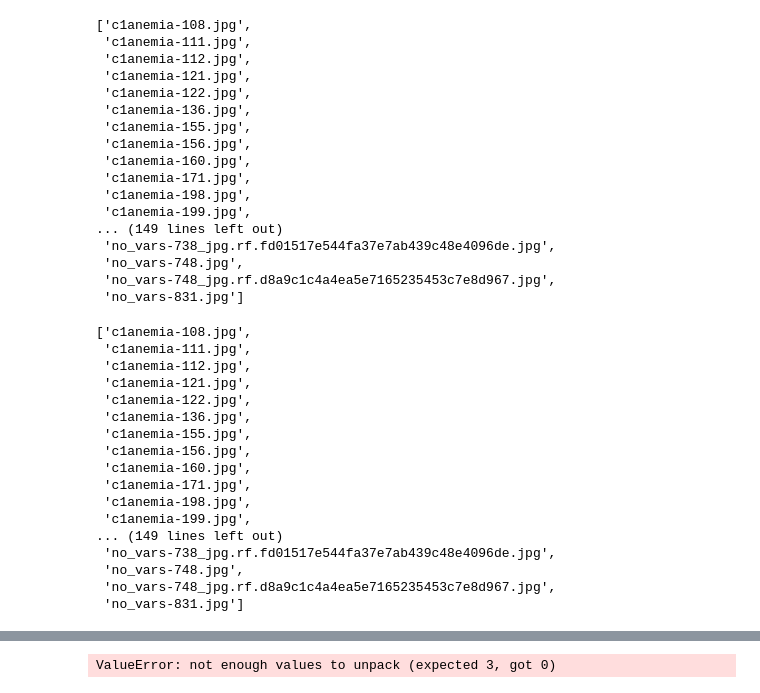
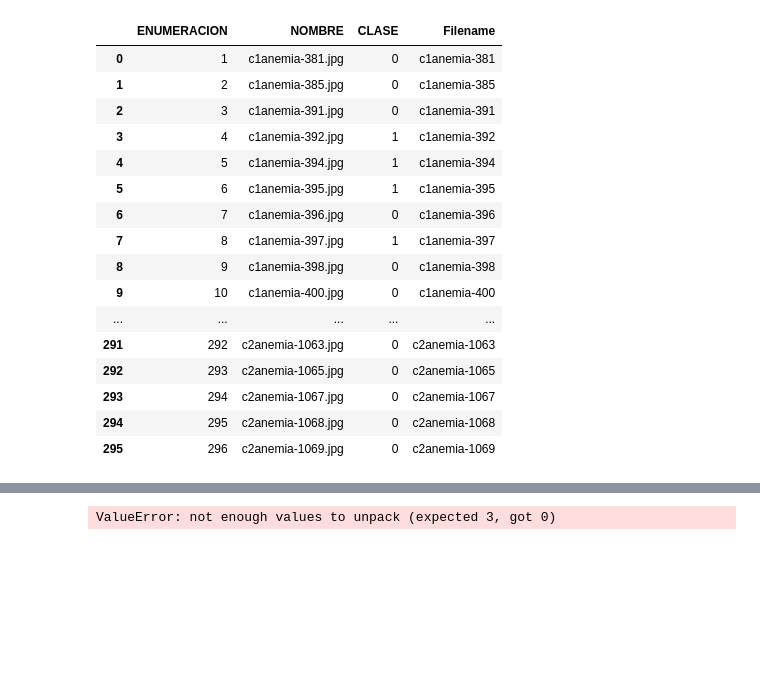
Before and after one commit to donpapitoskey/proyectoVision, a Jupyter notebook: model creation.ipynb, the cells around one changed output, grey strips where cells are left out. Cells and saved outputs as stored; diff of their text form; code cells hidden in the pictures; blank space fills up the shorter version.

```diff
--- a/model creation.ipynb
+++ b/model creation.ipynb
@@ -25,50 +25,39 @@ import pickle
 %matplotlib inline
 pd.options.display.max_rows = 500
 # %%
-os.chdir(r'C:\Users\torej\Downloads\FASE1\FASE1\IMAGESnew')
-df = pd.read_excel('dataset.xlsx')
-os.chdir(r'C:\Users\torej\Downloads\FASE1\FASE1\IMAGESnew\IMAGES')
+os.chdir(r'C:\Users\torej\Downloads\FASE1\FASE1')
+traindf = pd.read_excel('TRAIN.xlsx')
+valdf = pd.read_excel('VAL.xlsx')
+os.chdir(r'C:\Users\torej\Downloads\FASE1\FASE1\IMAGES2\IMAGES2')
 filenames = os.listdir()
+currdir = os.getcwd()
+currdir = currdir+'\\'
 #filenames.index('dataset.xlsx')
-filenames
+filenames_model = [currdir+element for element in filenames]
+os.chdir(r'C:\Users\torej\Downloads\FASE1\FASE1\VALID2\VALID2')
+filenames = os.listdir()
+currdir = os.getcwd()
+currdir = currdir+'\\'
+#filenames.index('dataset.xlsx')
+filenames_valid = [currdir+element for element in filenames]
-# %% [output]
-['c1anemia-108.jpg',
- 'c1anemia-111.jpg',
- 'c1anemia-112.jpg',
- 'c1anemia-121.jpg',
- 'c1anemia-122.jpg',
- 'c1anemia-136.jpg',
- 'c1anemia-155.jpg',
- 'c1anemia-156.jpg',
- 'c1anemia-160.jpg',
- 'c1anemia-171.jpg',
- 'c1anemia-198.jpg',
- 'c1anemia-199.jpg',
-... (149 lines left out)
- 'no_vars-738_jpg.rf.fd01517e544fa37e7ab439c48e4096de.jpg',
- 'no_vars-748.jpg',
- 'no_vars-748_jpg.rf.d8a9c1c4a4ea5e7165235453c7e8d967.jpg',
- 'no_vars-831.jpg']
-# %%
-dataframe = pd.DataFrame(filenames, columns=['File'])
-filenames
-# %% [output]
-['c1anemia-108.jpg',
- 'c1anemia-111.jpg',
- 'c1anemia-112.jpg',
- 'c1anemia-121.jpg',
- 'c1anemia-122.jpg',
- 'c1anemia-136.jpg',
- 'c1anemia-155.jpg',
- 'c1anemia-156.jpg',
- 'c1anemia-160.jpg',
- 'c1anemia-171.jpg',
- 'c1anemia-198.jpg',
- 'c1anemia-199.jpg',
-... (149 lines left out)
- 'no_vars-738_jpg.rf.fd01517e544fa37e7ab439c48e4096de.jpg',
- 'no_vars-748.jpg',
- 'no_vars-748_jpg.rf.d8a9c1c4a4ea5e7165235453c7e8d967.jpg',
- 'no_vars-831.jpg']
 # %%
-dataframe['Filename'] = dataframe.File.apply(lambda x: x.split('.')[0])
+traindf['Filename'] = traindf['NOMBRE'].apply(lambda x: x.split('.')[0])
+traindf
+# %% [output]
+|  | ENUMERACION | NOMBRE | CLASE | Filename |
+| 0 | 1 | c1anemia-381.jpg | 0 | c1anemia-381 |
+| 1 | 2 | c1anemia-385.jpg | 0 | c1anemia-385 |
+| 2 | 3 | c1anemia-391.jpg | 0 | c1anemia-391 |
+| 3 | 4 | c1anemia-392.jpg | 1 | c1anemia-392 |
+| 4 | 5 | c1anemia-394.jpg | 1 | c1anemia-394 |
+| 5 | 6 | c1anemia-395.jpg | 1 | c1anemia-395 |
+| 6 | 7 | c1anemia-396.jpg | 0 | c1anemia-396 |
+| 7 | 8 | c1anemia-397.jpg | 1 | c1anemia-397 |
+| 8 | 9 | c1anemia-398.jpg | 0 | c1anemia-398 |
+| 9 | 10 | c1anemia-400.jpg | 0 | c1anemia-400 |
+| ... | ... | ... | ... | ... |
+| 291 | 292 | c2anemia-1063.jpg | 0 | c2anemia-1063 |
+| 292 | 293 | c2anemia-1065.jpg | 0 | c2anemia-1065 |
+| 293 | 294 | c2anemia-1067.jpg | 0 | c2anemia-1067 |
+| 294 | 295 | c2anemia-1068.jpg | 0 | c2anemia-1068 |
+| 295 | 296 | c2anemia-1069.jpg | 0 | c2anemia-1069 |
```
Also changed, not shown: parts of 13 cells of this notebook, 1 other file.
